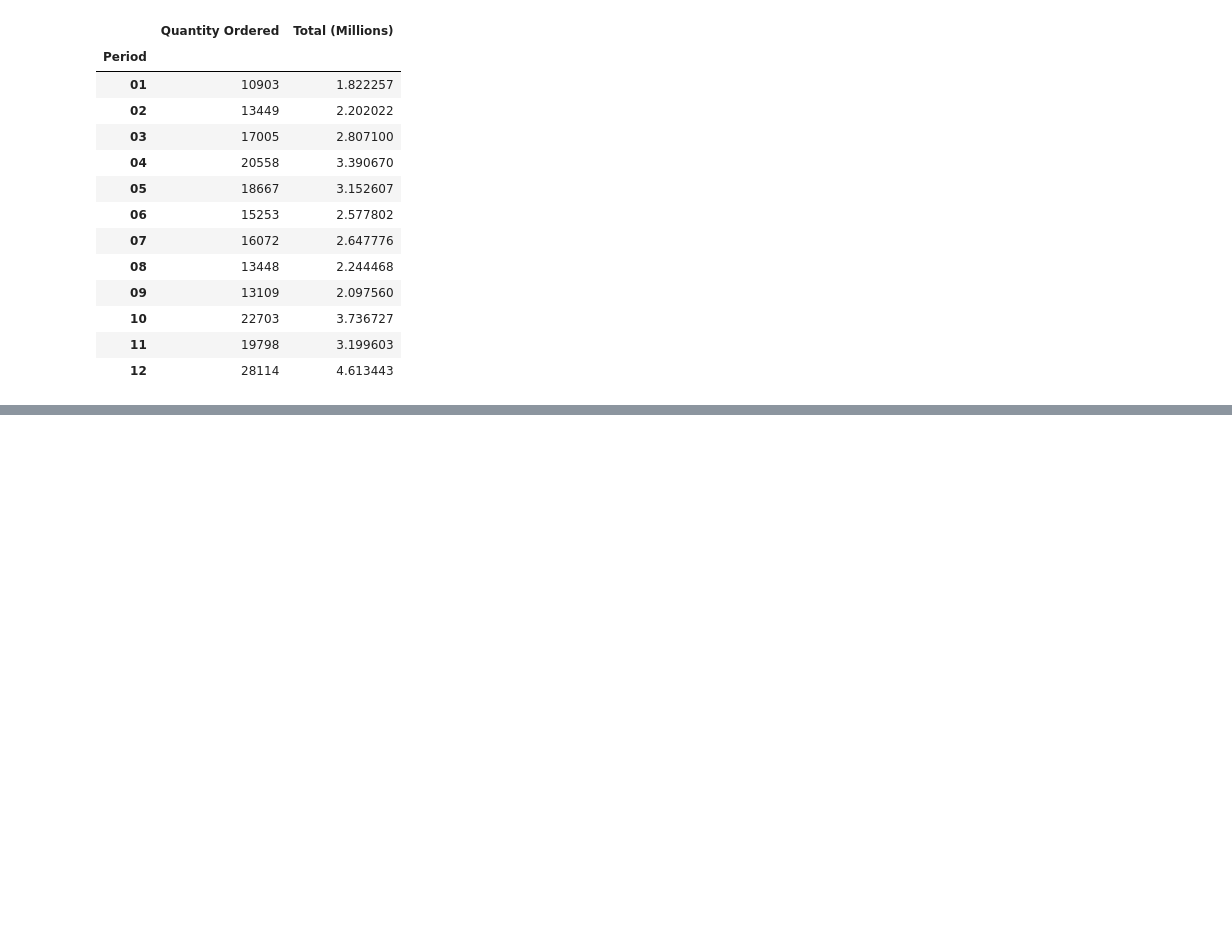
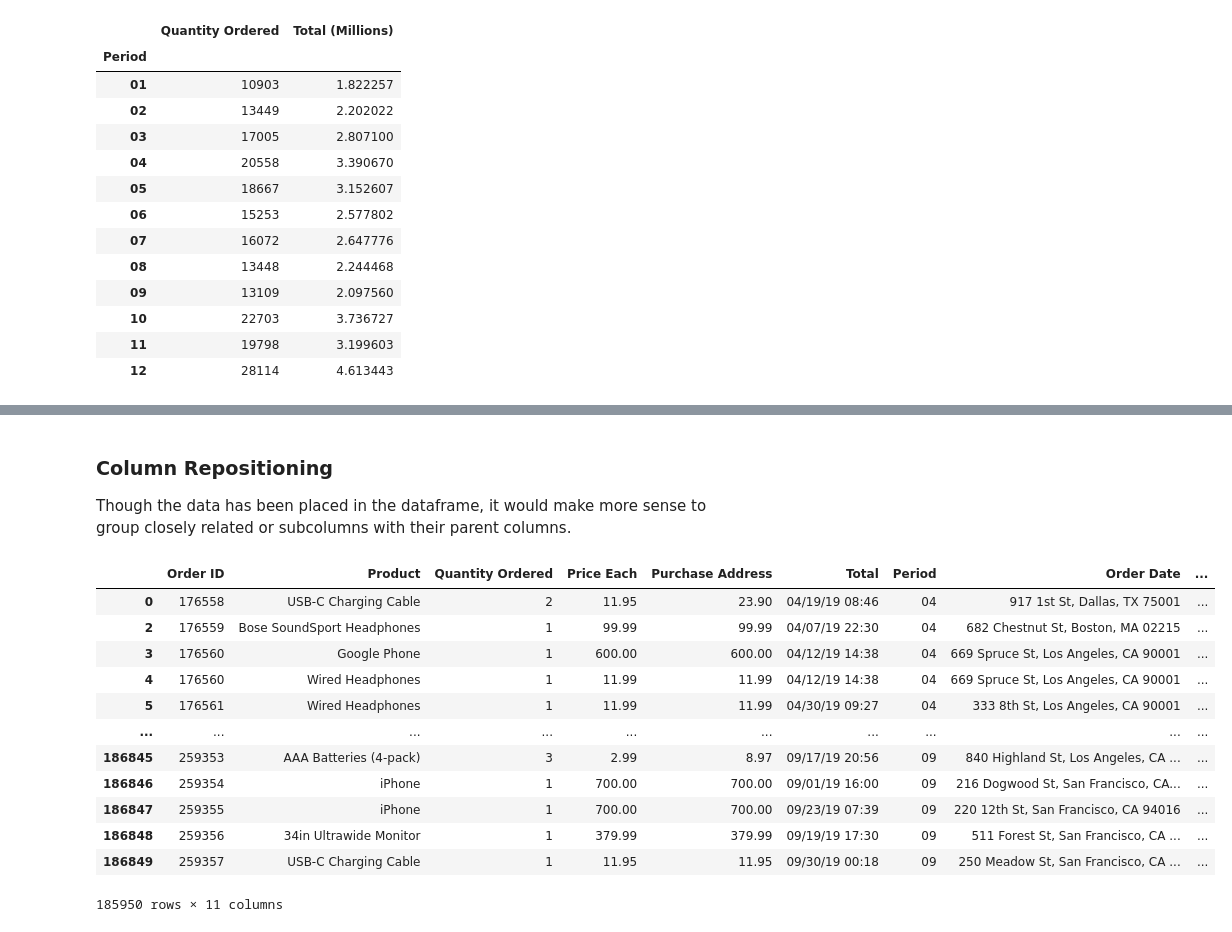
Before and after one commit to KeethSpindler/Pandas-Data-Science-Tasks, a Jupyter notebook: SalesAnalysis/SalesAnalysis/SalesAnalysis.ipynb, the cells around one changed output, grey strips where cells are left out. Saved outputs shown, nothing was run; the diff lists cells and outputs as text; code cells hidden in the pictures; blank space fills up the shorter version.

Commit message:
Column Repositioning

```diff
--- a/SalesAnalysis/SalesAnalysis/SalesAnalysis.ipynb
+++ b/SalesAnalysis/SalesAnalysis/SalesAnalysis.ipynb
@@ -141,0 +150,2 @@ plt.show()
+# %%
+sales_year_df['ZIP'] = sales_year_df['Purchase Address'].apply(lambda x: x.split(',')[2].split(' ')[2])
@@ -141,0 +161,26 @@ plt.show()
+# %% [markdown]
+### Column Repositioning
+
+Though the data has been placed in the dataframe, it would make more sense to group closely related or subcolumns with their parent columns.
+# %%
+columns = [header for header in sales_year_df.columns.values]
+# %%
+columns = columns[:4] + columns[-4:-3] + columns[4:5] + columns[-5:-4] + columns[5:6] + columns[-3:]
+# %%
+sales_year_df = sales_year_df[columns]
+# %%
+sales_year_df
+# %% [output]
+|  | Order ID | Product | Quantity Ordered | Price Each | Purchase Address | Total | Period | Order Date | ... |
+| 0 | 176558 | USB-C Charging Cable | 2 | 11.95 | 23.90 | 04/19/19 08:46 | 04 | 917 1st St, Dallas, TX 75001 | ... |
+| 2 | 176559 | Bose SoundSport Headphones | 1 | 99.99 | 99.99 | 04/07/19 22:30 | 04 | 682 Chestnut St, Boston, MA 02215 | ... |
+| 3 | 176560 | Google Phone | 1 | 600.00 | 600.00 | 04/12/19 14:38 | 04 | 669 Spruce St, Los Angeles, CA 90001 | ... |
+| 4 | 176560 | Wired Headphones | 1 | 11.99 | 11.99 | 04/12/19 14:38 | 04 | 669 Spruce St, Los Angeles, CA 90001 | ... |
+| 5 | 176561 | Wired Headphones | 1 | 11.99 | 11.99 | 04/30/19 09:27 | 04 | 333 8th St, Los Angeles, CA 90001 | ... |
+| ... | ... | ... | ... | ... | ... | ... | ... | ... | ... |
+| 186845 | 259353 | AAA Batteries (4-pack) | 3 | 2.99 | 8.97 | 09/17/19 20:56 | 09 | 840 Highland St, Los Angeles, CA ... | ... |
+| 186846 | 259354 | iPhone | 1 | 700.00 | 700.00 | 09/01/19 16:00 | 09 | 216 Dogwood St, San Francisco, CA... | ... |
+| 186847 | 259355 | iPhone | 1 | 700.00 | 700.00 | 09/23/19 07:39 | 09 | 220 12th St, San Francisco, CA 94016 | ... |
+| 186848 | 259356 | 34in Ultrawide Monitor | 1 | 379.99 | 379.99 | 09/19/19 17:30 | 09 | 511 Forest St, San Francisco, CA ... | ... |
+| 186849 | 259357 | USB-C Charging Cable | 1 | 11.95 | 11.95 | 09/30/19 00:18 | 09 | 250 Meadow St, San Francisco, CA ... | ... |
+185950 rows × 11 columns
```
Also changed, not shown: parts of 6 cells of this notebook.
